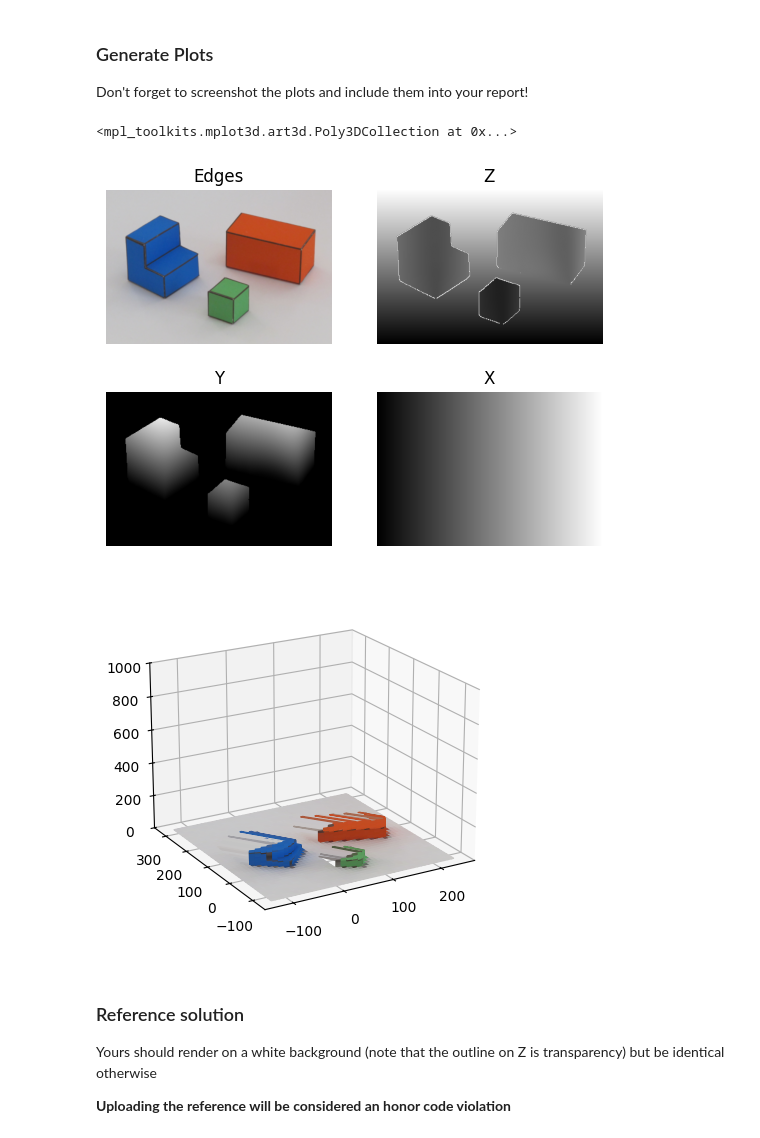
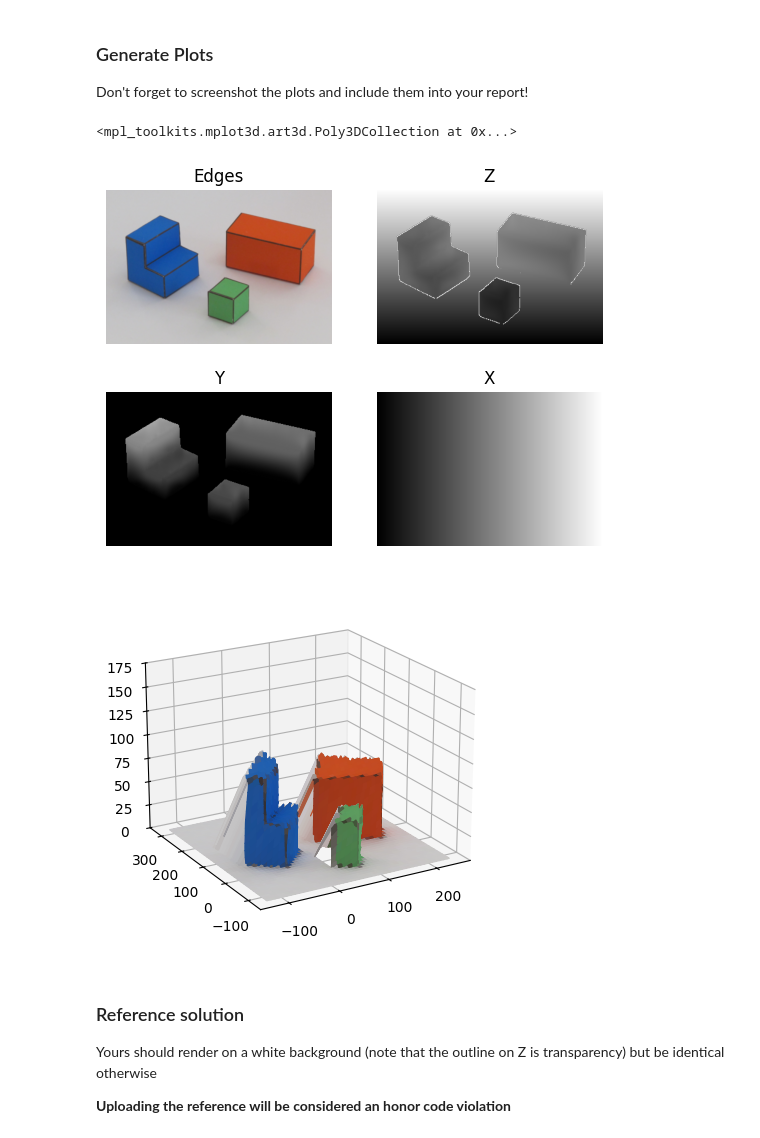
Before and after one commit to MariaChrysafis/Schoolwork, a Jupyter notebook: 6.S058/pset1/pset1_2025.ipynb, the cells around one changed output. Saved outputs shown, nothing was run; the diff lists cells and outputs as text; code cells hidden in the pictures.

```diff
--- a/6.S058/pset1/pset1_2025.ipynb
+++ b/6.S058/pset1/pset1_2025.ipynb
@@ -276,7 +276,7 @@ for i in range(1, nrows - 1):
             # Requires: a transform matrix
             # TODO: Complete the code
             if contact_edges[i, j]:
-                Aij[:, :, c] = np.array([[-1, -1, -1], [0, 0, 0], [1, 1, 1]])
+                Aij[:, :, c] = np.array([[0, 0, 0], [0, 1, 0], [0, 0, 0]])
                 b[c] = 0
                 update_indices()
 
@@ -298,9 +298,7 @@ for i in range(1, nrows - 1):
                 # Transform matrix using edge orientation
                 dx = np.cos(edge_orientation[i, j])
                 dy = np.sin(edge_orientation[i, j])
-                Aij[:, :, c] = np.array(
-                    [[-dx, -dy, -dx], [2 * dx, 2 * dy, 2 * dx], [-dx, -dy, -dx]]
-                )
+                Aij[:, :, c] = -dy * sobelx + dx * sobely
                 b[c] = 0
                 update_indices()
 
@@ -308,7 +306,7 @@ for i in range(1, nrows - 1):
             # Requires: multiple transform matrices
             # TODO: Complete the code
             if groundsum == 0:
-                #d²Y/dx²
+                # d²Y/dx²
                 Aij[:, :, c] = 0.1 * np.array([[0, 0, 0], [1, -2, 1], [0, 0, 0]])
                 b[c] = 0
                 update_indices()
@@ -373,36 +371,36 @@ plt.title('Z')
 
 plt.subplot(2,2,3)
 plt.imshow(Y[1:-1, 1:-1], cmap='gray', vmin=0, vmax=175)
 plt.axis('off')
 plt.title('Y')
 
 plt.subplot(2,2,4)
 plt.imshow(X[1:-1, 1:-1], cmap='gray')
 plt.axis('off')
 plt.title('X')
 
 # 3D projection
 import matplotlib.pyplot as plt
 from mpl_toolkits.mplot3d import Axes3D
 fig = plt.figure()
 ax = fig.add_subplot(111, projection='3d')
-ax.set_zlim(0, 1000)
+ax.set_zlim(0, 175)
 
 # TODO for Problem 5
 # Rerun the script with at least two more of the provided images and for each
 # image try at least two different view angles.
 # Include the generated plots in your report (under Problem 5).
 # Note that we expect results to be quite brittle -- in answering Problem 6,
 # think about the strong assumptions that this approach makes.
 # We'll see more robust methods for similar problems later in the course
 
 # Specify here the angle you want to see
 ax.view_init(20, -120)
 ax.plot_surface(X,Z,Y, facecolors=img/255., shade=False)
 # %% [output]
 <mpl_toolkits.mplot3d.art3d.Poly3DCollection at 0x...>
-[figure, old version]
+[figure, new version]
-[figure, old version]
+[figure, new version]
 # %% [markdown]
 ### Reference solution
 Yours should render on a white background (note that the outline on Z is transparency) but be identical otherwise
```
Also changed, not shown: 1 other file.
